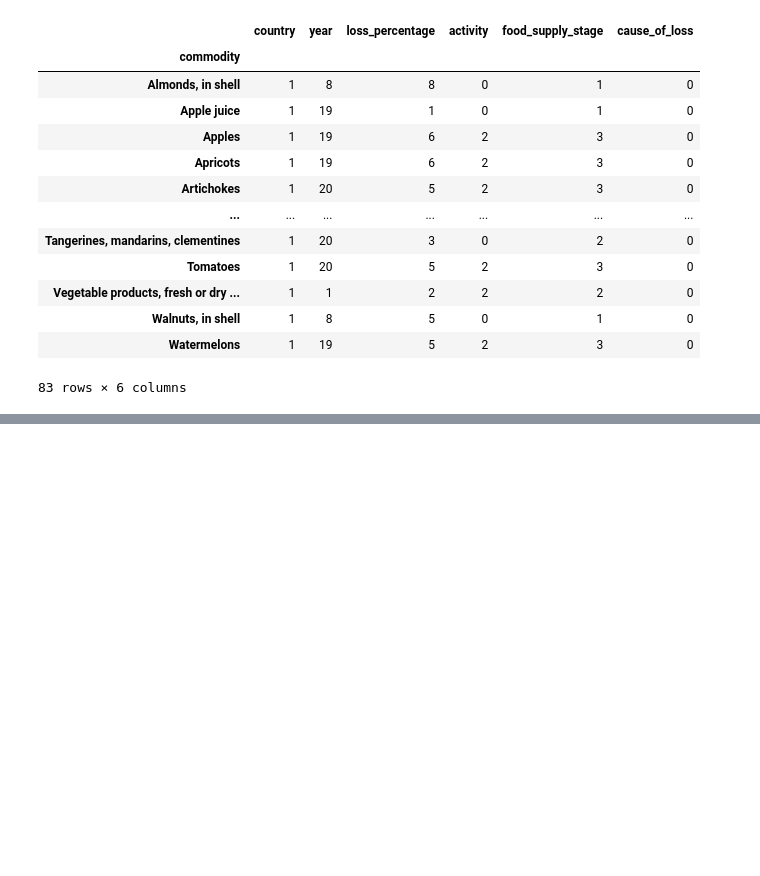
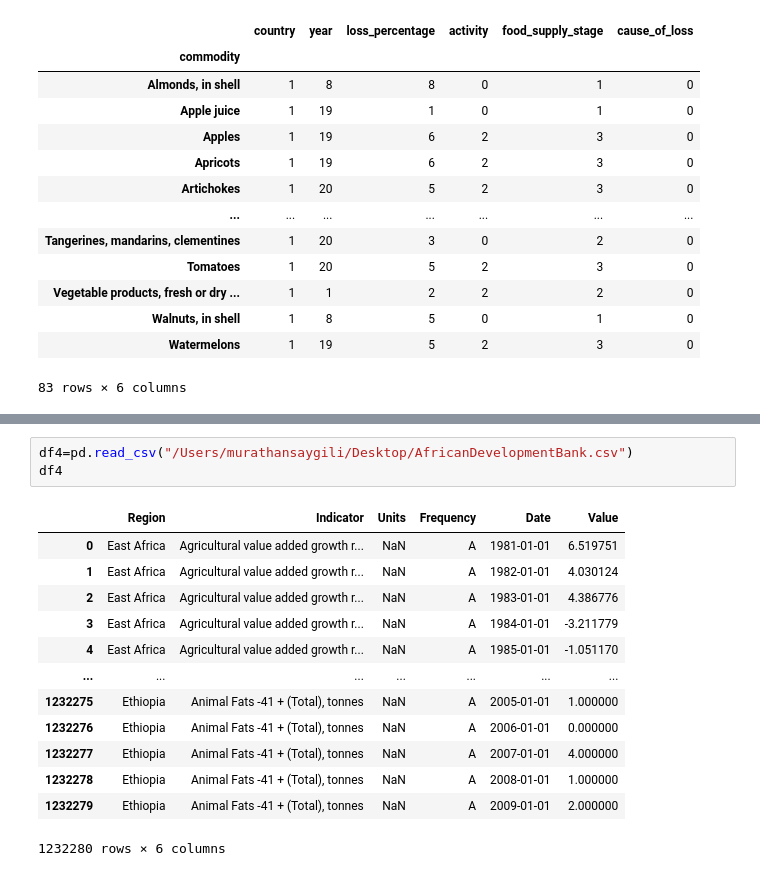
Before and after one commit to murathansygl/Food-Supply-Chain, a Jupyter notebook: eda.ipynb, the cells around one changed output, grey strips where cells are left out. Saved outputs shown, nothing was run; the diff lists cells and outputs as text; blank space fills up the shorter version.

```diff
--- a/eda.ipynb
+++ b/eda.ipynb
@@ -206,0 +281,17 @@ fig.show()
+# %%
+df4=pd.read_csv("/Users/murathansaygili/Desktop/AfricanDevelopmentBank.csv")
+df4
+# %% [output]
+|  | Region | Indicator | Units | Frequency | Date | Value |
+| 0 | East Africa | Agricultural value added growth r... | NaN | A | 1981-01-01 | 6.519751 |
+| 1 | East Africa | Agricultural value added growth r... | NaN | A | 1982-01-01 | 4.030124 |
+| 2 | East Africa | Agricultural value added growth r... | NaN | A | 1983-01-01 | 4.386776 |
+| 3 | East Africa | Agricultural value added growth r... | NaN | A | 1984-01-01 | -3.211779 |
+| 4 | East Africa | Agricultural value added growth r... | NaN | A | 1985-01-01 | -1.051170 |
+| ... | ... | ... | ... | ... | ... | ... |
+| 1232275 | Ethiopia | Animal Fats -41 + (Total), tonnes | NaN | A | 2005-01-01 | 1.000000 |
+| 1232276 | Ethiopia | Animal Fats -41 + (Total), tonnes | NaN | A | 2006-01-01 | 0.000000 |
+| 1232277 | Ethiopia | Animal Fats -41 + (Total), tonnes | NaN | A | 2007-01-01 | 4.000000 |
+| 1232278 | Ethiopia | Animal Fats -41 + (Total), tonnes | NaN | A | 2008-01-01 | 1.000000 |
+| 1232279 | Ethiopia | Animal Fats -41 + (Total), tonnes | NaN | A | 2009-01-01 | 2.000000 |
+1232280 rows × 6 columns
```
Also changed, not shown: parts of 31 cells of this notebook.
